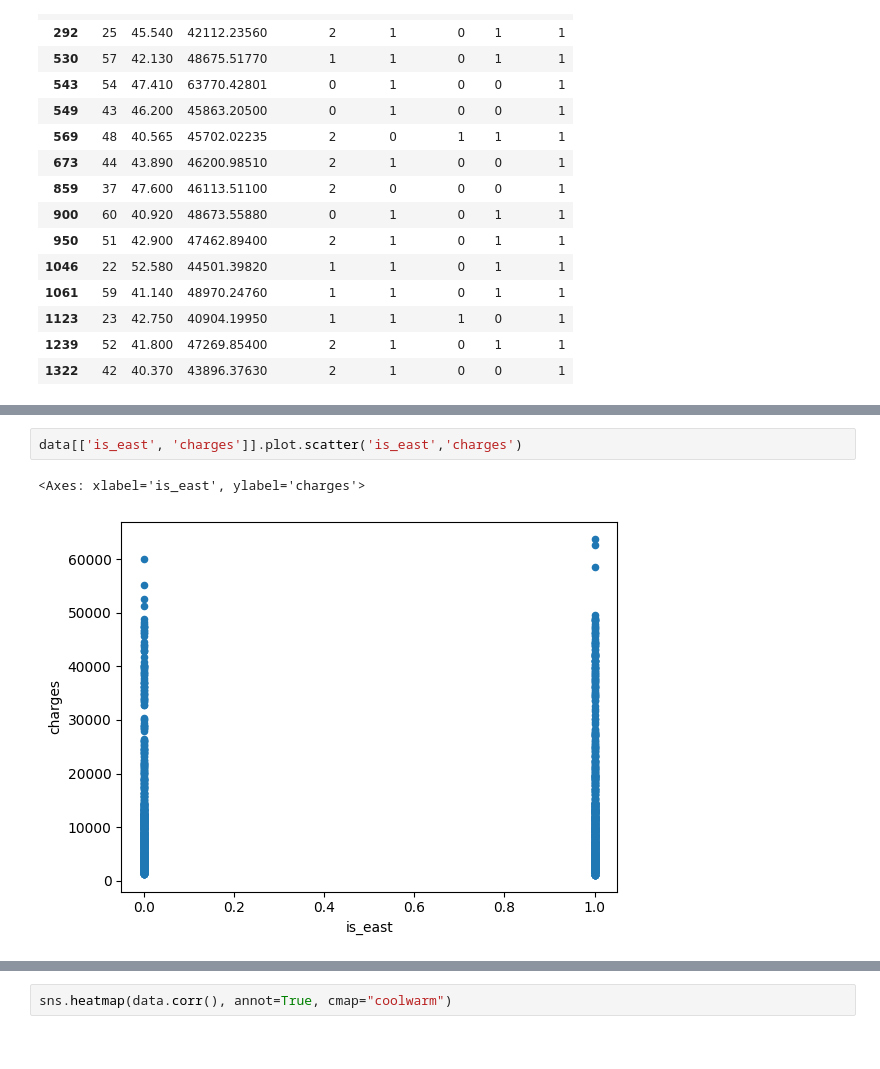
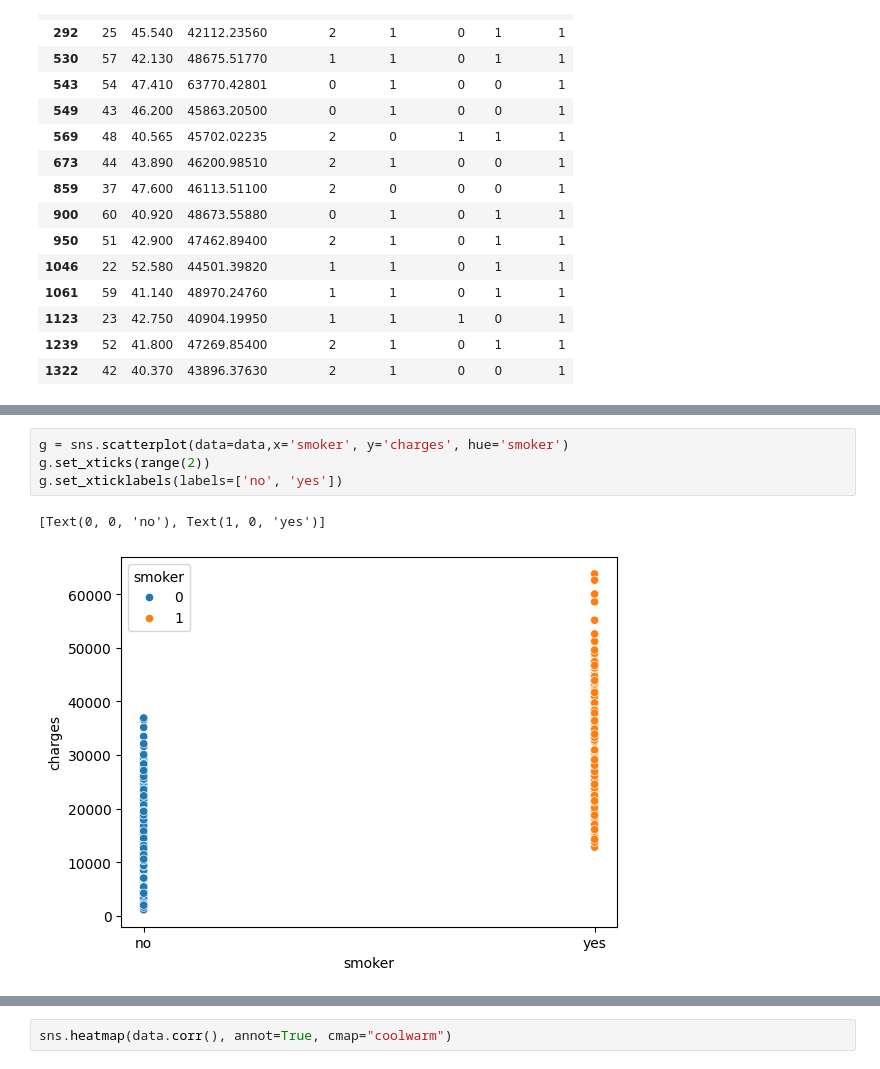
Before and after one commit to Daviddavid-sudo/Briefprimeassurance, a Jupyter notebook: dataanalyst.ipynb, the cells around one changed output, grey strips where cells are left out. Saved outputs shown, nothing was run; the diff lists cells and outputs as text.

```diff
--- a/dataanalyst.ipynb
+++ b/dataanalyst.ipynb
@@ -108,5 +102,7 @@ data[['is_north', 'charges']].plot.scatter('is_north','charges')
-# %%
-data[['is_east', 'charges']].plot.scatter('is_east','charges')
-# %% [output]
-<Axes: xlabel='is_east', ylabel='charges'>
-[figure, removed]
+# %%
+g = sns.scatterplot(data=data,x='smoker', y='charges', hue='smoker')
+g.set_xticks(range(2))
+g.set_xticklabels(labels=['no', 'yes'])
+# %% [output]
+[Text(0, 0, 'no'), Text(1, 0, 'yes')]
+[figure, added]
```
Also changed, not shown: parts of 8 cells of this notebook, 1 other file.
